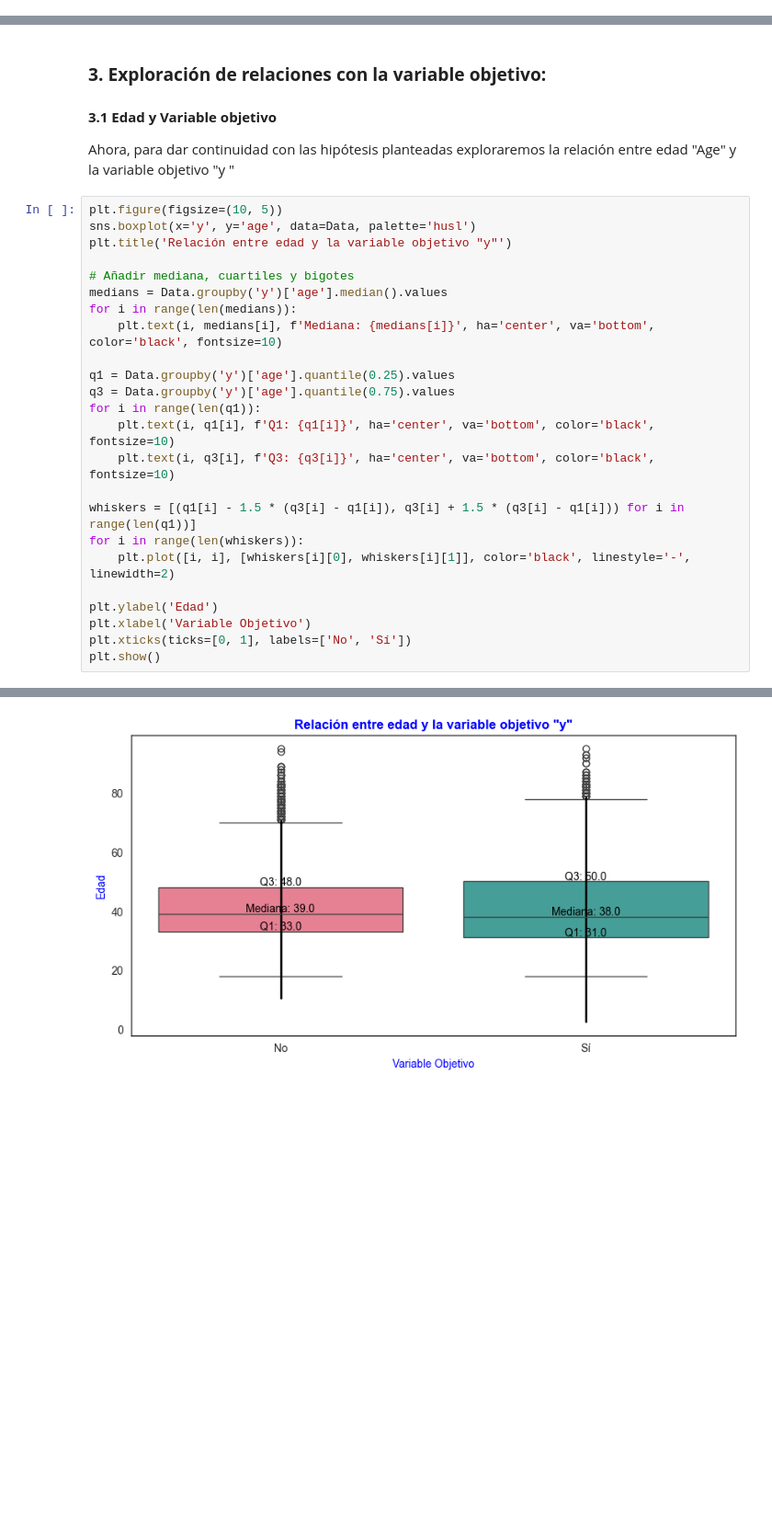
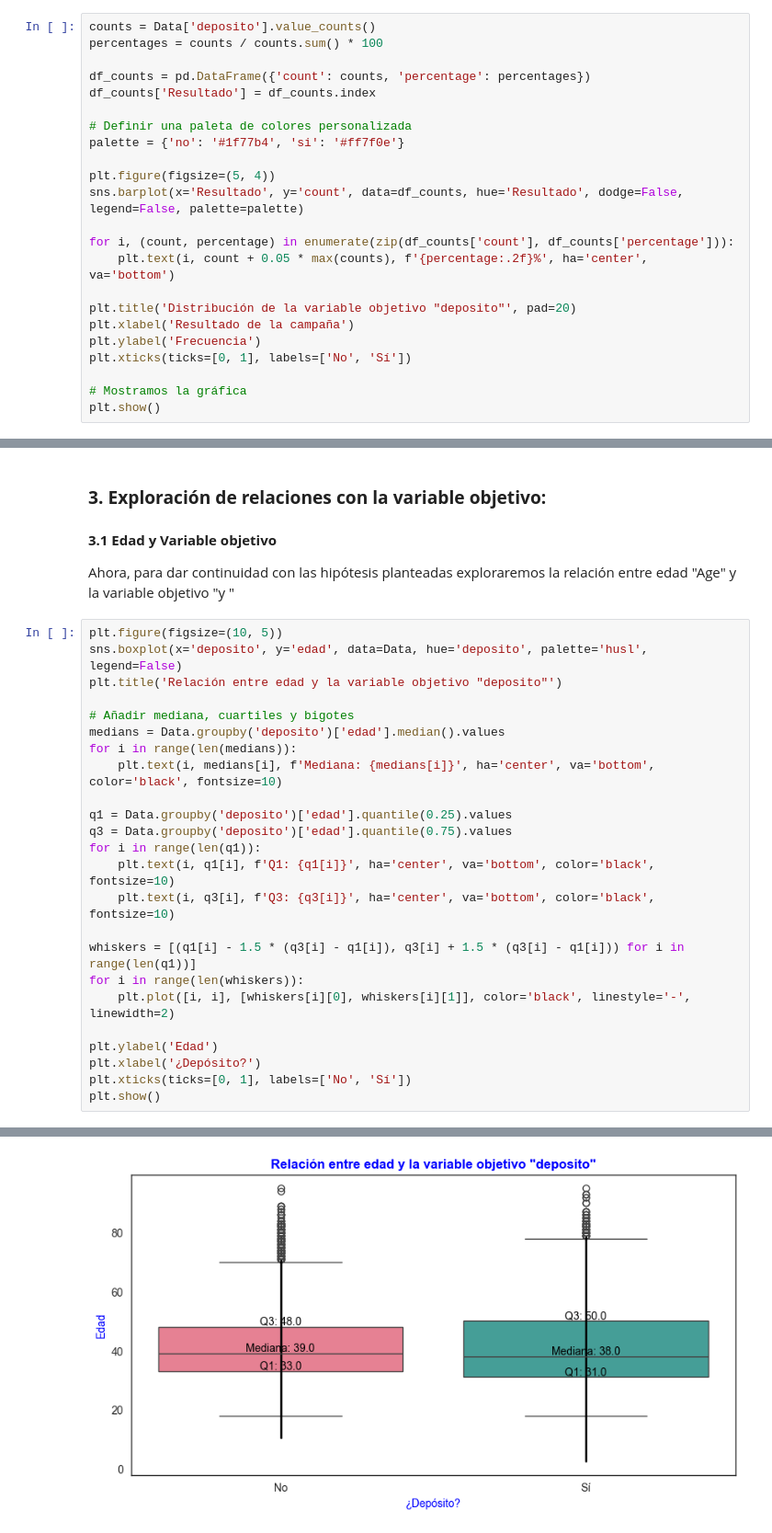
Before and after one commit to andres-coder-dev/entrega-ds-f, a Jupyter notebook: Entrega_Final-Andres-Burbano.ipynb, the cells around one changed output, grey strips where cells are left out. Shown: that part at 92% size. Saved outputs shown, nothing was run; the diff lists cells and outputs as text; blank space fills up the shorter version.

Commit message:
mod: Implementar correcciones de Entrega-1 (incluye nuevos gráficos)

```diff
--- a/Entrega_Final-Andres-Burbano.ipynb
+++ b/Entrega_Final-Andres-Burbano.ipynb
@@ -218,0 +309,23 @@ Name: count, dtype: int64
+# %%
+counts = Data['deposito'].value_counts()
+percentages = counts / counts.sum() * 100
+
+df_counts = pd.DataFrame({'count': counts, 'percentage': percentages})
+df_counts['Resultado'] = df_counts.index
+
+# Definir una paleta de colores personalizada
+palette = {'no': '#1f77b4', 'si': '#ff7f0e'}
+
+plt.figure(figsize=(5, 4))
+sns.barplot(x='Resultado', y='count', data=df_counts, hue='Resultado', dodge=False, legend=False, palette=palette)
+
+for i, (count, percentage) in enumerate(zip(df_counts['count'], df_counts['percentage'])):
+    plt.text(i, count + 0.05 * max(counts), f'{percentage:.2f}%', ha='center', va='bottom')
+
+plt.title('Distribución de la variable objetivo "deposito"', pad=20)
+plt.xlabel('Resultado de la campaña')
+plt.ylabel('Frecuencia')
+plt.xticks(ticks=[0, 1], labels=['No', 'Sí'])
+
+# Mostramos la gráfica
+plt.show()
@@ -289,16 +462,16 @@ max       95.000000   4918.000000
 Ahora, para dar continuidad con las hipótesis planteadas exploraremos la relación entre edad "Age" y la variable objetivo "y "
 # %%
 plt.figure(figsize=(10, 5))
-sns.boxplot(x='y', y='age', data=Data, palette='husl')
-plt.title('Relación entre edad y la variable objetivo "y"')
+sns.boxplot(x='deposito', y='edad', data=Data, hue='deposito', palette='husl', legend=False)
+plt.title('Relación entre edad y la variable objetivo "deposito"')
 
 # Añadir mediana, cuartiles y bigotes
-medians = Data.groupby('y')['age'].median().values
+medians = Data.groupby('deposito')['edad'].median().values
 for i in range(len(medians)):
     plt.text(i, medians[i], f'Mediana: {medians[i]}', ha='center', va='bottom', color='black', fontsize=10)
 
-q1 = Data.groupby('y')['age'].quantile(0.25).values
-q3 = Data.groupby('y')['age'].quantile(0.75).values
+q1 = Data.groupby('deposito')['edad'].quantile(0.25).values
+q3 = Data.groupby('deposito')['edad'].quantile(0.75).values
 for i in range(len(q1)):
     plt.text(i, q1[i], f'Q1: {q1[i]}', ha='center', va='bottom', color='black', fontsize=10)
     plt.text(i, q3[i], f'Q3: {q3[i]}', ha='center', va='bottom', color='black', fontsize=10)
@@ -308,7 +481,7 @@ for i in range(len(whiskers)):
     plt.plot([i, i], [whiskers[i][0], whiskers[i][1]], color='black', linestyle='-', linewidth=2)
 
 plt.ylabel('Edad')
-plt.xlabel('Variable Objetivo')
+plt.xlabel('¿Depósito?')
 plt.xticks(ticks=[0, 1], labels=['No', 'Sí'])
 plt.show()
 # %% [output]
@@ -318,3 +488,3 @@ Passing `palette` without assigning `hue` is deprecated and will be removed in v
-[figure, old version]
+[figure, new version]
 # %% [markdown]
 
```
Also changed, not shown: parts of 39 cells of this notebook.
